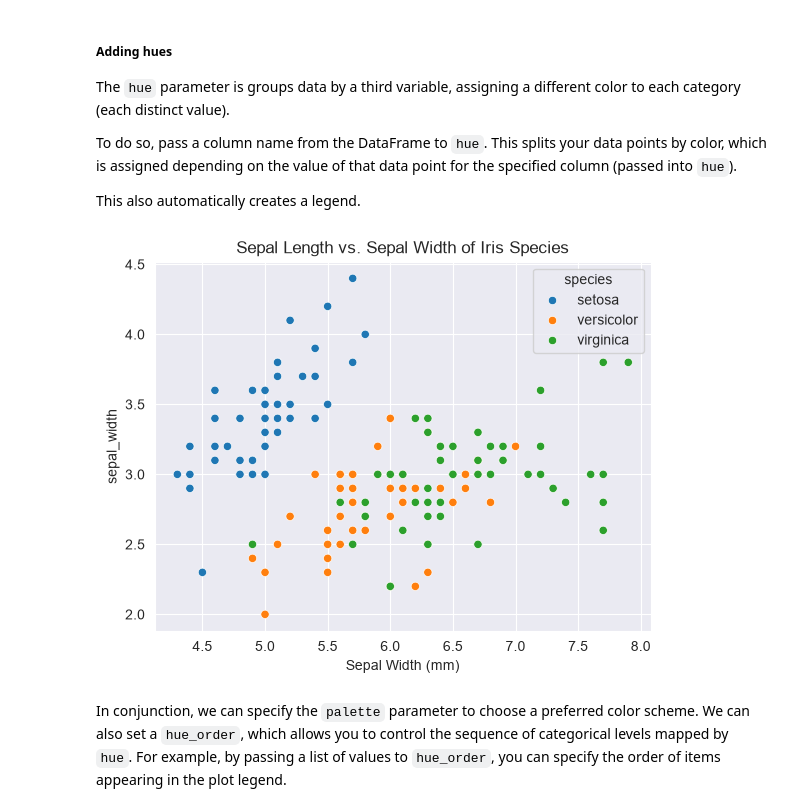
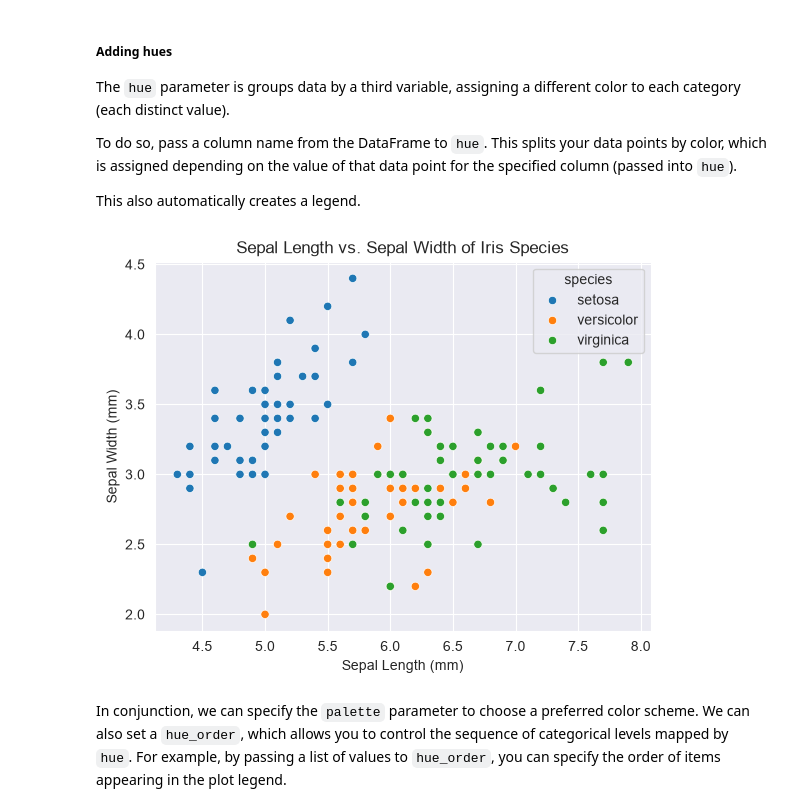
Before and after one commit to kelpppp/data-viz-notes, a Jupyter notebook: 02-data-visualization-notes.ipynb, the cells around one changed output. Saved outputs shown, nothing was run; the diff lists cells and outputs as text; code cells hidden in the pictures.

```diff
--- a/02-data-visualization-notes.ipynb
+++ b/02-data-visualization-notes.ipynb
@@ -360,17 +362,17 @@ This also automatically creates a legend.
 # %%
 plot = sns.scatterplot(
     x='sepal_length',
     y='sepal_width',
     data=flowers_df,
     # group data points (assign different colors) based on species
     hue='species'
 )
 
 plot.set_title('Sepal Length vs. Sepal Width of Iris Species')
 plot.set_xlabel('Sepal Length (mm)')
-plot.set_xlabel('Sepal Width (mm)');
+plot.set_ylabel('Sepal Width (mm)');
 # %% [output]
-[figure, old version]
+[figure, new version]
 # %% [markdown]
 In conjunction, we can specify the `palette` parameter to choose a preferred color scheme. We can also set a `hue_order`, which allows you to control the sequence of categorical levels mapped by `hue`. For example, by passing a list of values to `hue_order`, you can specify the order of items appearing in the plot legend.
 # %%
```
Also changed, not shown: parts of 56 cells of this notebook.
